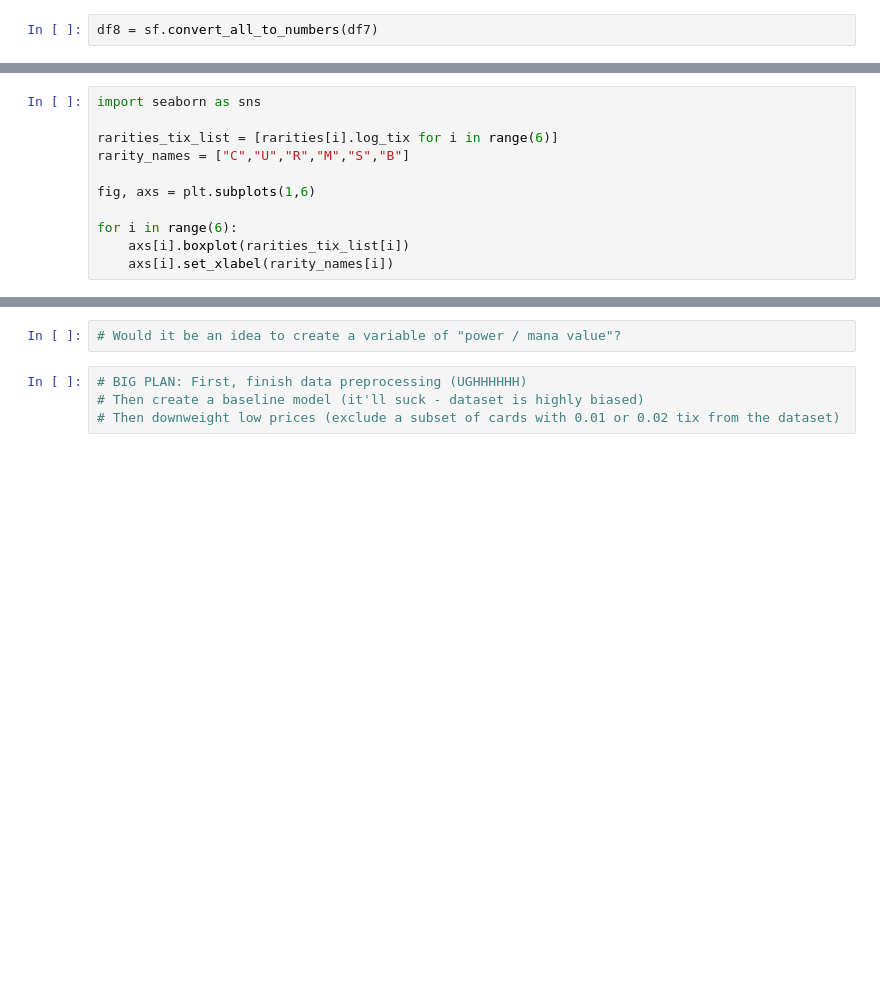
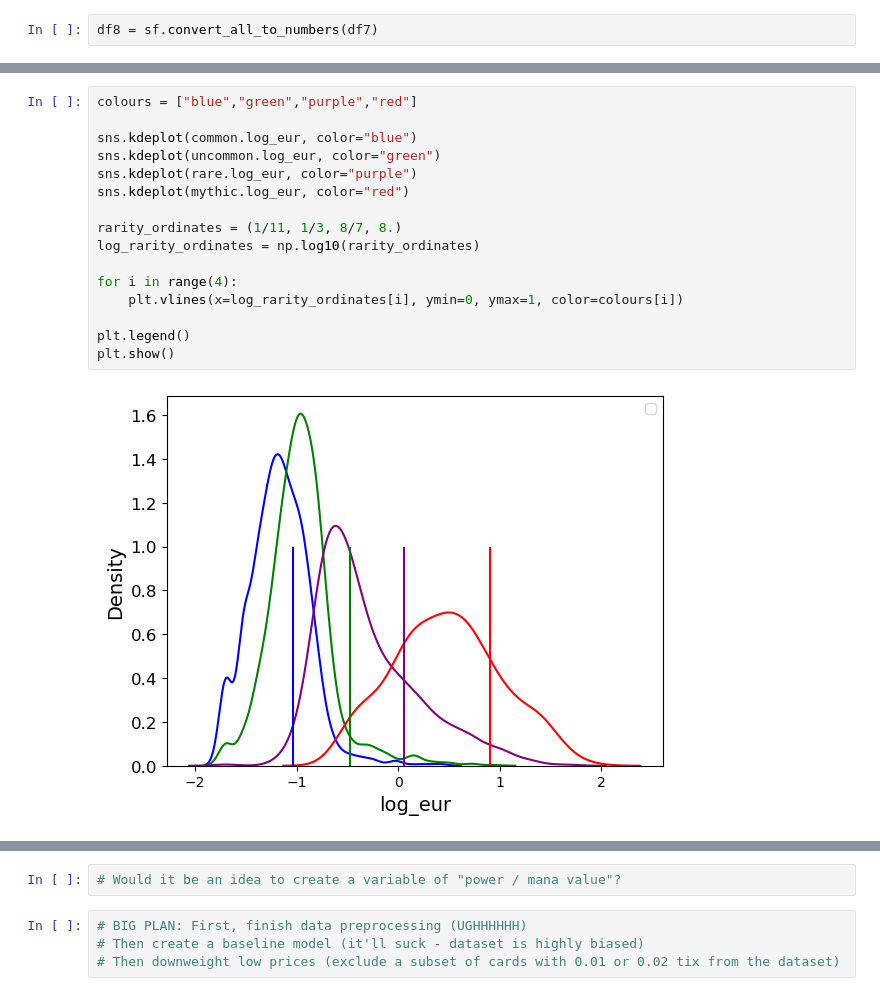
Before and after one commit to charlielutra/MTG-price-analysis, a Jupyter notebook: MTG_exploratory_data_analysis.ipynb, the cells around one changed output, grey strips where cells are left out. Drawn from its saved outputs; the diff is of its cells as text; blank space fills up the shorter version.

```diff
--- a/MTG_exploratory_data_analysis.ipynb
+++ b/MTG_exploratory_data_analysis.ipynb
@@ -136,11 +65,0 @@ for i in rarities:
-# %%
-import seaborn as sns
-
-rarities_tix_list = [rarities[i].log_tix for i in range(6)]
-rarity_names = ["C","U","R","M","S","B"]
-
-fig, axs = plt.subplots(1,6)
-
-for i in range(6):
-    axs[i].boxplot(rarities_tix_list[i])
-    axs[i].set_xlabel(rarity_names[i])
@@ -184,0 +141,18 @@ corr_matrix["log_tix"].sort_values(ascending=False)
+# %%
+colours = ["blue","green","purple","red"]
+
+sns.kdeplot(common.log_eur, color="blue")
+sns.kdeplot(uncommon.log_eur, color="green")
+sns.kdeplot(rare.log_eur, color="purple")
+sns.kdeplot(mythic.log_eur, color="red")
+
+rarity_ordinates = (1/11, 1/3, 8/7, 8.)
+log_rarity_ordinates = np.log10(rarity_ordinates)
+
+for i in range(4):
+    plt.vlines(x=log_rarity_ordinates[i], ymin=0, ymax=1, color=colours[i])
+
+plt.legend()
+plt.show()
+# %% [output]
+[figure, added]
```
Also changed, not shown: parts of 56 cells of this notebook, 1 other file.
